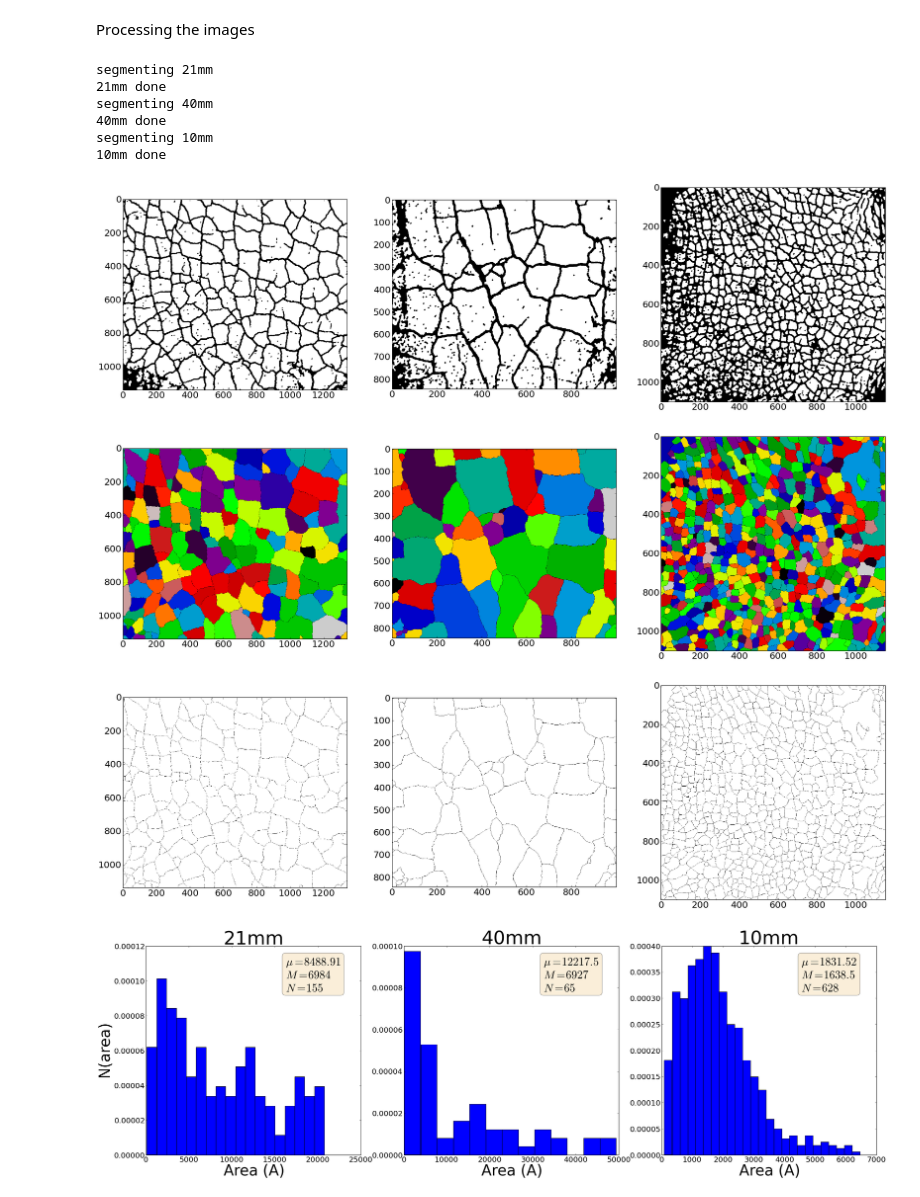
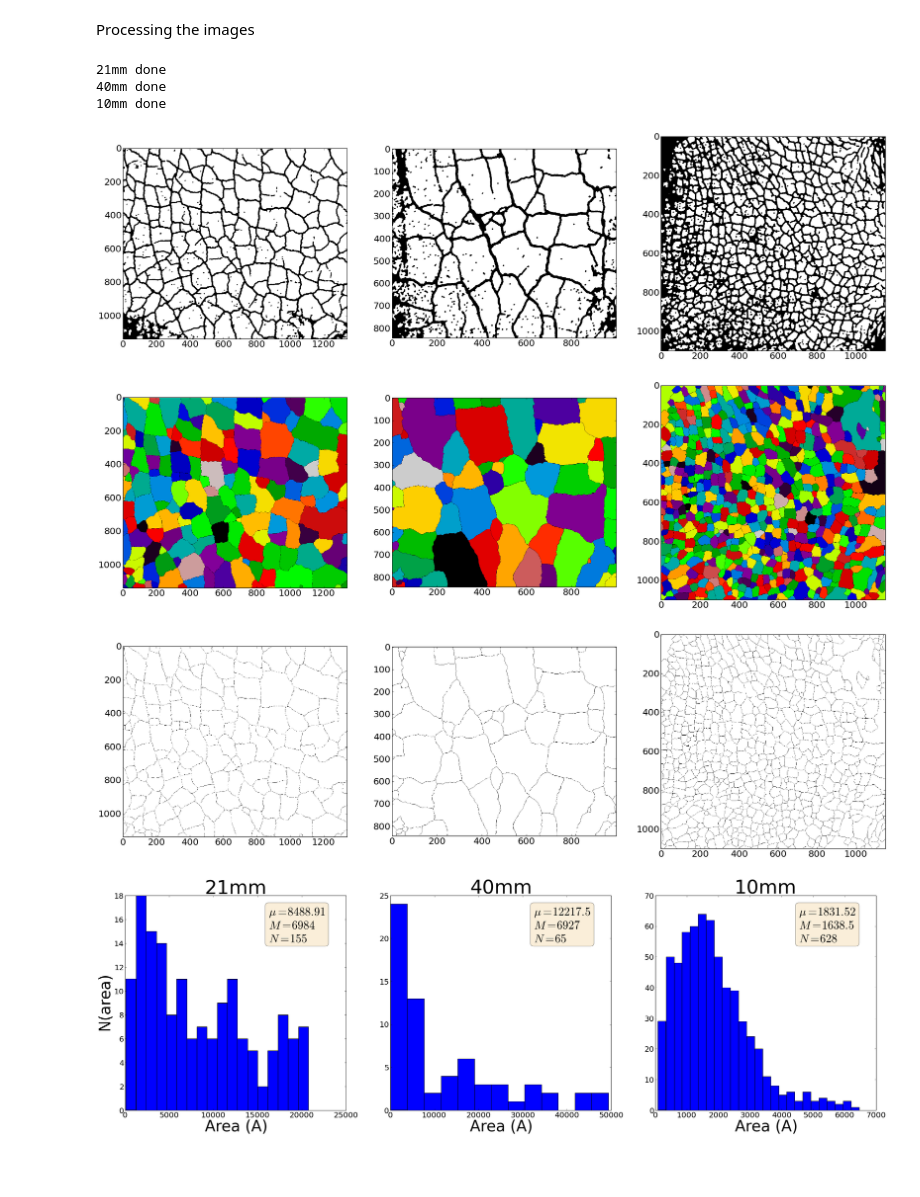
Before and after one commit to jorgehog/notebookCollection, a Jupyter notebook: FlourExperiment.ipynb, the cells around one changed output. Drawn from its saved outputs; the diff is of its cells as text; code cells hidden in the pictures; blank space fills up the shorter version.

```diff
--- a/FlourExperiment.ipynb
+++ b/FlourExperiment.ipynb
@@ -85,7 +86,7 @@ for experiment, ax, ax2 in zip(subExperiments.keys(), axes, axes2):
         images[experiment].append(image)
 
 
-    ax.imshow(images[experiment][-1], cmap = greyScale)
+    ax.imshow(images[experiment][-1], cmap = cm.gray)
     ax.set_title("Grey scale image " + experiment)
     ax2.hist(images[experiment][-1].flatten(), 256)
     ax2.set_title("Grey scale histogram " + experiment)
@@ -138,40 +139,38 @@ for experiment, ax, ax2, ax3, f in zip(subExperiments.keys(), axes, axes2, axes3
     denoised[denoised>thresh] = True
     denoised[denoised<thresh] = False
 
-    labels, nLabels = ndimage.label(denoised)
+    labels, nLabels = label(denoised)
 
     ws = random_walker(edges, labels, beta=20, mode='cg', tol=0.05)
     print experiment, "done"
 
 
     edges = sobel(ws)
     skeleton =  np.zeros_like(edges, dtype=bool)
     skeleton[edges>np.max(edges)/1000.0] = True
     skeleton = skeletonize(skeleton)
     skeleton = (skeleton+1)%2
 
     b = arange(ws.max() + 1)
     shuffle(b)
     shuffledLw = b[ws]
     shuffledLw[skeleton == 0] = 1;
 
     ax.imshow(denoised,    cmap=cm.gray)
     ax2.imshow(shuffledLw, cmap=cm.spectral)
     ax3.imshow(skeleton,   cmap=cm.gray)
 
     images[experiment + "labels"] = ws
+    images[experiment + "skeleton"] = skeleton
 
 
 show()
 # %% [output]
-segmenting 21mm
 21mm done
-segmenting 40mm
 40mm done
-segmenting 10mm
 10mm done
 [figure]
-[figure, old version]
+[figure, new version]
 [figure]
 # %%
 fig, axes = subplots(1, 3, figsize=(35,10))
@@ -197,7 +196,7 @@ for experiment, ax in zip(subExperiments.keys(), axes):
     med = median(area)
     N = len(area)
 
-    _ = ax.hist(area, bins[experiment], normed=True)
+    _ = ax.hist(area, bins[experiment])
     hold("on")
 
     xMax = ax.get_xlim()[1]
@@ -217,4 +216,4 @@ for experiment, ax in zip(subExperiments.keys(), axes):
     draw()
 show()
 # %% [output]
-[figure, old version]
+[figure, new version]
```
Also changed, not shown: parts of 6 cells of this notebook, 1 other file.
